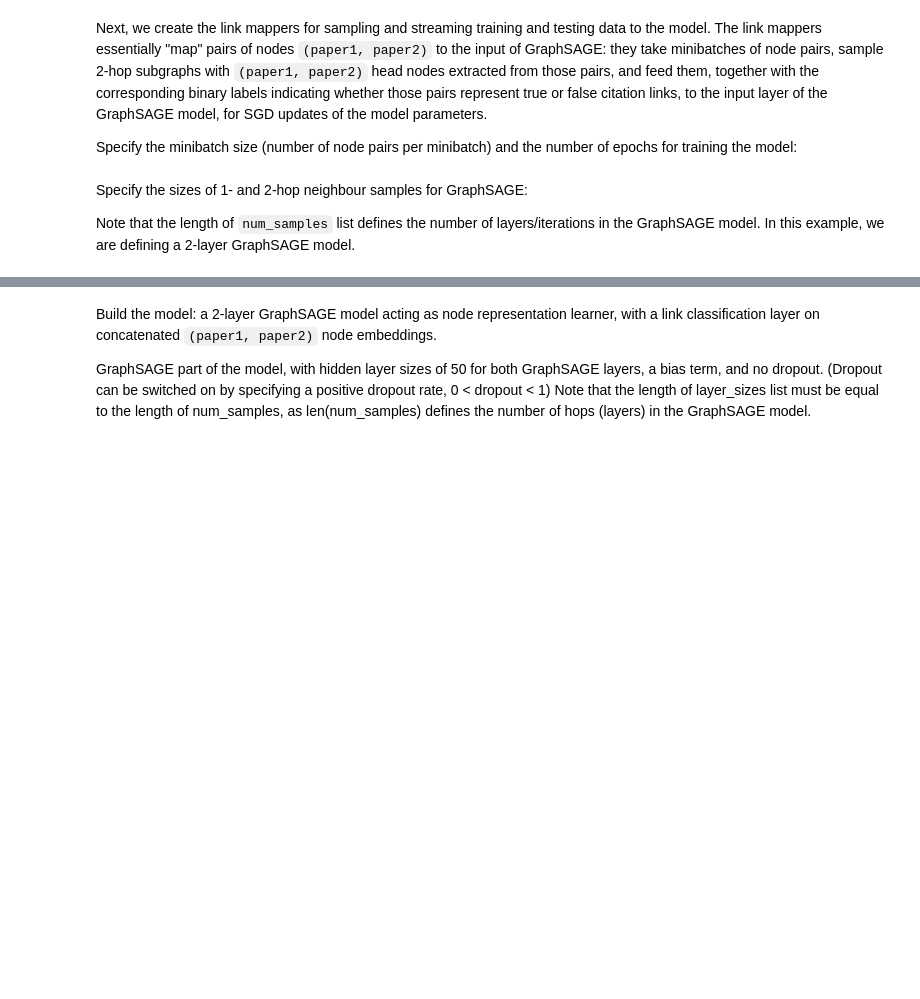
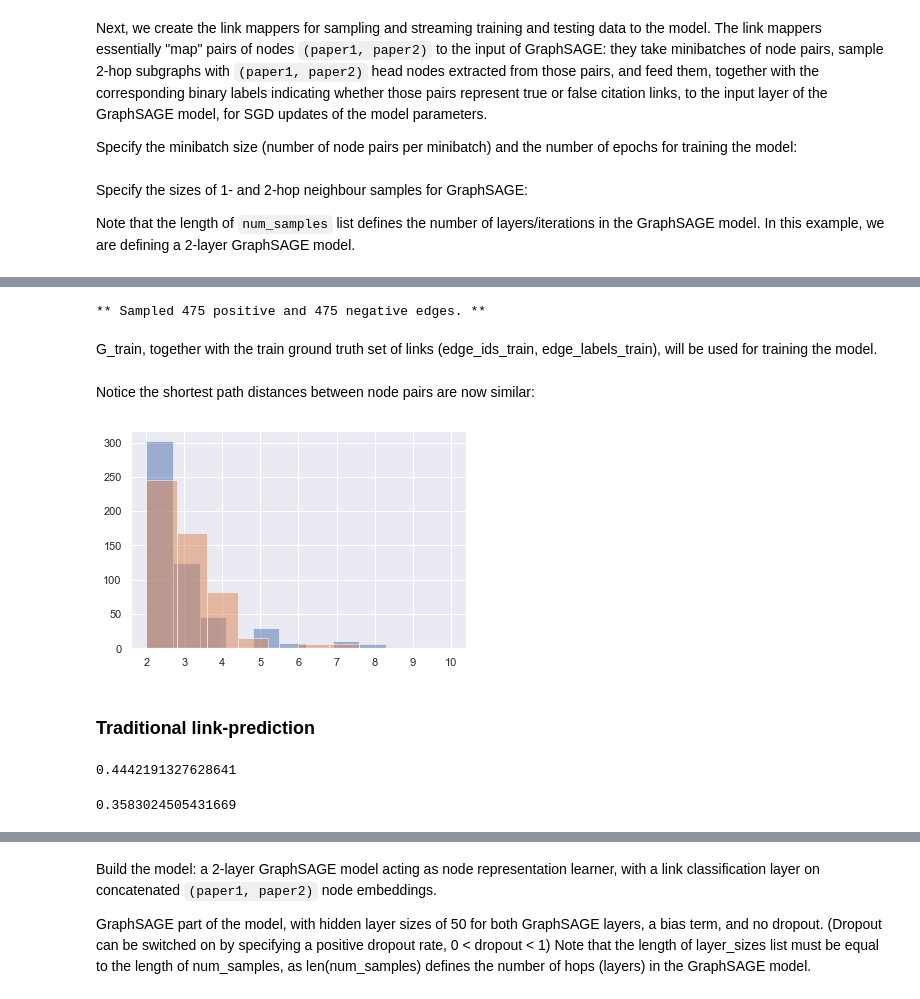
Before and after one commit to stellargraph/stellar-practical-ml-on-graphs, a Jupyter notebook: notebooks/graphsage-link-prediction.ipynb, the cells around one changed output, grey strips where cells are left out. Saved outputs shown, nothing was run; the diff lists cells and outputs as text; code cells hidden in the pictures; blank space fills up the shorter version.

```diff
--- a/notebooks/graphsage-link-prediction.ipynb
+++ b/notebooks/graphsage-link-prediction.ipynb
@@ -190,0 +319,13 @@ num_samples = [20, 10]
+# %%
+g_nx = nx.Graph()
+g_nx.add_nodes_from(all_nodes)
+g_nx.add_edges_from(edgelist)
+# %%
+# Define an edge splitter on the original graph g_nx:
+edge_splitter_test = EdgeSplitter(g_nx)
+
+# Randomly sample a fraction p=0.1 of all positive links, and same number of negative links, from G, and obtain the
+# reduced graph G_test with the sampled links removed:
+G_test, edge_ids_test, edge_labels_test = edge_splitter_test.train_test_split(
+    p=0.1, method="local", keep_connected=True, probs=[0.25,0.25,0.25,0.25]
+)
@@ -190,0 +338,25 @@ num_samples = [20, 10]
+# %%
+# Define an edge splitter on the reduced graph G_test:
+edge_splitter_train = EdgeSplitter(G_test)
+
+# Randomly sample a fraction p=0.1 of all positive links, and same number of negative links, from G_test, and obtain the
+# reduced graph G_train with the sampled links removed:
+G_train, edge_ids_train, edge_labels_train = edge_splitter_train.train_test_split(
+    p=0.1, method="local", keep_connected=True,  probs=[0.25,0.25,0.25,0.25]
+)
+# %% [output]
+** Sampled 475 positive and 475 negative edges. **
+# %% [markdown]
+G_train, together with the train ground truth set of links (edge_ids_train, edge_labels_train), will be used for training the model.
+# %% [markdown]
+Notice the shortest path distances between node pairs are now similar:
+# %%
+pp_distance = pair_distance(G_test, edge_ids_test[edge_labels_test==1])
+np_distance = pair_distance(G_test, edge_ids_test[edge_labels_test==0])
+# %%
+plt.hist(pp_distance, alpha=0.5);
+plt.hist(np_distance, alpha=0.5);
+# %% [output]
+[figure, added]
+# %% [markdown]
+### Traditional link-prediction
@@ -190,0 +365,8 @@ num_samples = [20, 10]
+# %%
+sum(train_scores*edge_labels_train)/sum(edge_labels_train)
+# %% [output]
+0.4442191327628641
+# %%
+sum(train_scores*(1-edge_labels_train))/sum(1-edge_labels_train)
+# %% [output]
+0.3583024505431669
```
Also changed, not shown: parts of 95 cells of this notebook, 1 other file.
